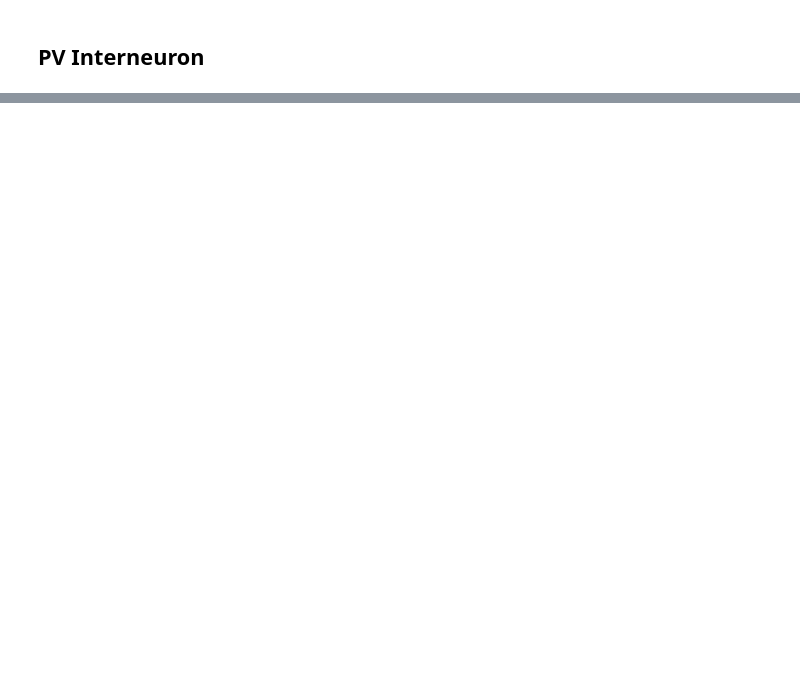
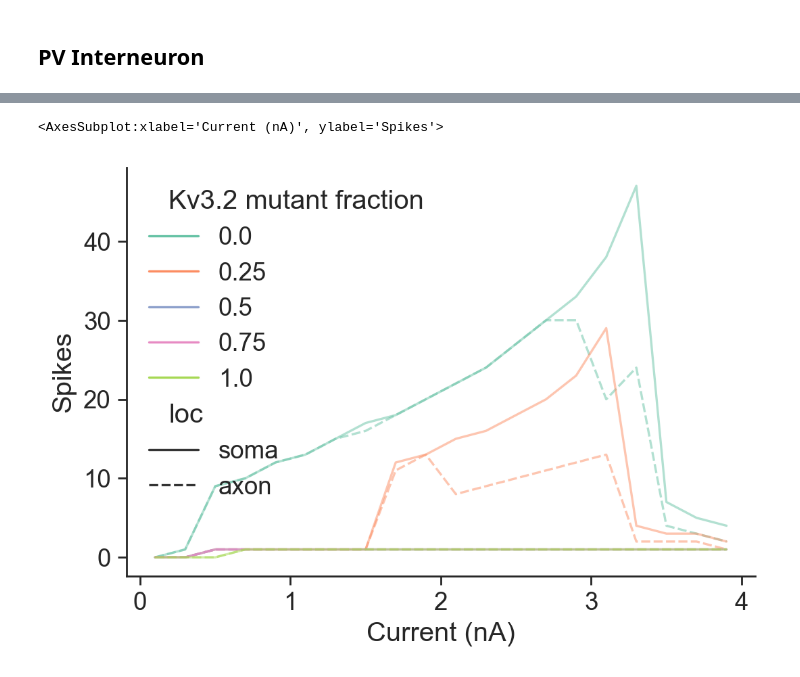
Before and after one commit to ChrisCurrin/pv-kcnc2, a Jupyter notebook: notebook.ipynb, the cells around one changed output, grey strips where cells are left out. Cells and saved outputs as stored; diff of their text form; code cells hidden in the pictures; blank space fills up the shorter version.

```diff
--- a/notebook.ipynb
+++ b/notebook.ipynb
@@ -401,0 +415,2 @@ pv[4]
+# %%
+pv = get_pv()
@@ -401,0 +507,28 @@ pv[4]
+# %%
+
+ap_df = pd.DataFrame()
+
+for key, val in amp_result.items():
+    nrn_name = key[: key.find("_")]
+    df = val["df"]
+    frac = val[KVMUT_FRAC_LABEL]
+    current = val[CURRENT_LABEL]
+    ap_soma = val["APCount"]["soma"].n
+    ap_axon = val["APCount"]["comm"].n
+
+    ap_df = pd.concat(
+        [
+            ap_df,
+            pd.DataFrame(
+                {
+                    KVMUT_FRAC_LABEL: val[KVMUT_FRAC_LABEL],
+                    CURRENT_LABEL: val[CURRENT_LABEL],
+                    "Neuron": nrn_name,
+                    "loc": ["soma", "axon"],
+                    "Spikes": [ap_soma, ap_axon],
+                },
+            ),
+        ],
+        ignore_index=True,
+    )
+ap_df
@@ -402 +549,14 @@ pv[4]
+# %%
+sns.lineplot(
+    data=ap_df,
+    x=CURRENT_LABEL,
+    y="Spikes",
+    hue=KVMUT_FRAC_LABEL,
+    palette="Set2",
+    style="loc",
+    alpha=0.5,
+)
+# %% [output]
+<AxesSubplot:xlabel='Current (nA)', ylabel='Spikes'>
+[figure, added]
 # %%
```
Also changed, not shown: parts of 8 cells of this notebook, 7 other files.
